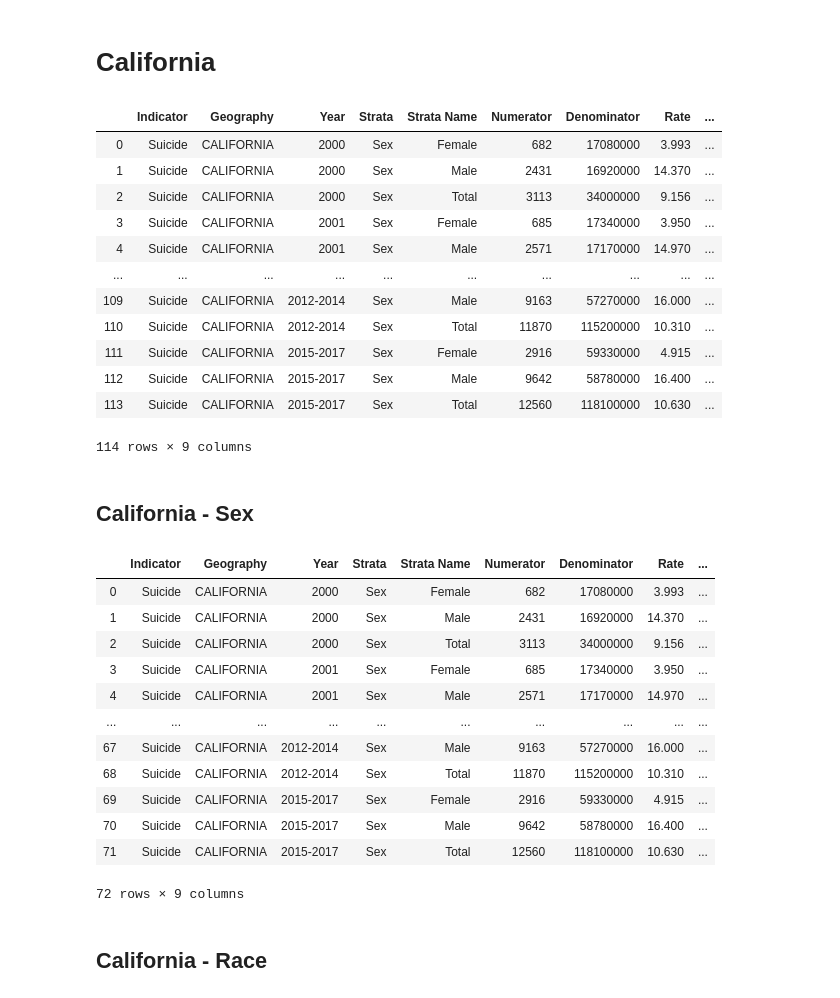
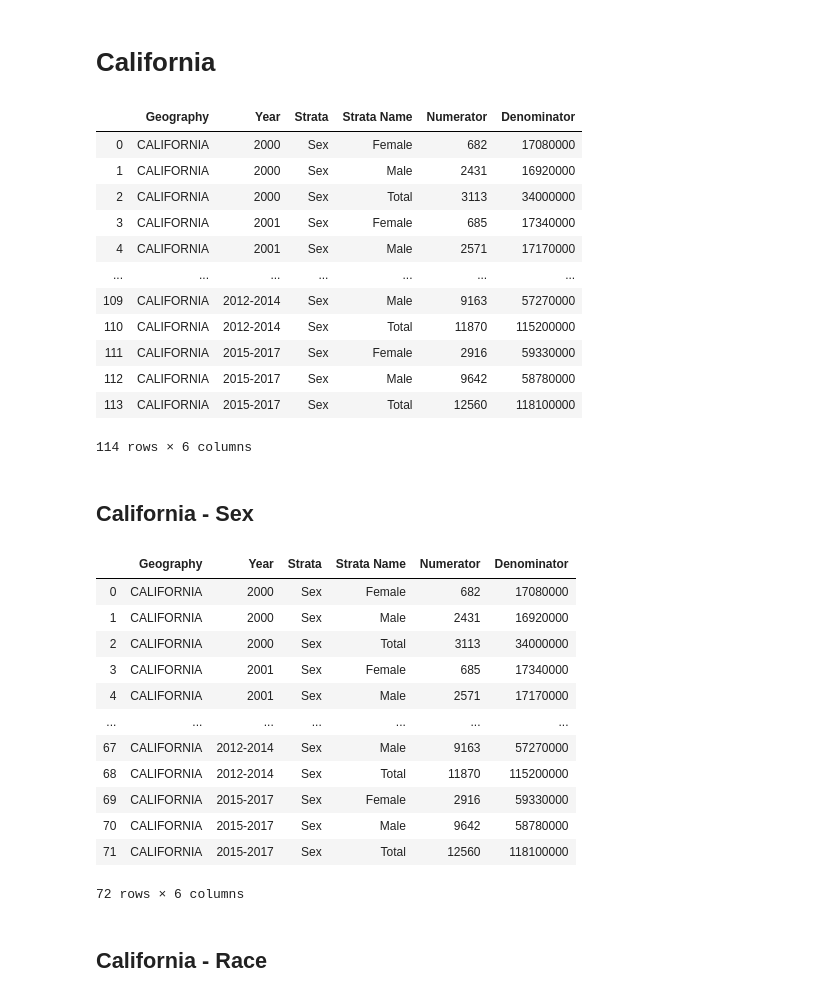
Before and after one commit to danjamthelamb/Suicide_Data_Project, a Jupyter notebook: Code_Files/Data_Playground.ipynb, the cells around one changed output. Drawn from its saved outputs; the diff is of its cells as text; code cells hidden in the pictures.

```diff
--- a/Code_Files/Data_Playground.ipynb
+++ b/Code_Files/Data_Playground.ipynb
@@ -25,26 +25,26 @@ suicide_df
 # %%
 # Isolates all rows containing California.
 
 cont_cali = suicide_df['Geography'] == 'CALIFORNIA'
 suicide_cali = suicide_df[cont_cali]
 suicide_cali = suicide_cali.reset_index()
-suicide_cali = suicide_cali.drop(columns=['index'])
+suicide_cali = suicide_cali.drop(columns=['Indicator', 'index', 'Rate', 'Age Adjusted Rate'])
 
 suicide_cali
 # %% [output]
-|  | Indicator | Geography | Year | Strata | Strata Name | Numerator | Denominator | Rate | ... |
-| 0 | Suicide | CALIFORNIA | 2000 | Sex | Female | 682 | 17080000 | 3.993 | ... |
-| 1 | Suicide | CALIFORNIA | 2000 | Sex | Male | 2431 | 16920000 | 14.370 | ... |
-| 2 | Suicide | CALIFORNIA | 2000 | Sex | Total | 3113 | 34000000 | 9.156 | ... |
-| 3 | Suicide | CALIFORNIA | 2001 | Sex | Female | 685 | 17340000 | 3.950 | ... |
-| 4 | Suicide | CALIFORNIA | 2001 | Sex | Male | 2571 | 17170000 | 14.970 | ... |
-| ... | ... | ... | ... | ... | ... | ... | ... | ... | ... |
-| 109 | Suicide | CALIFORNIA | 2012-2014 | Sex | Male | 9163 | 57270000 | 16.000 | ... |
-| 110 | Suicide | CALIFORNIA | 2012-2014 | Sex | Total | 11870 | 115200000 | 10.310 | ... |
-| 111 | Suicide | CALIFORNIA | 2015-2017 | Sex | Female | 2916 | 59330000 | 4.915 | ... |
-| 112 | Suicide | CALIFORNIA | 2015-2017 | Sex | Male | 9642 | 58780000 | 16.400 | ... |
-| 113 | Suicide | CALIFORNIA | 2015-2017 | Sex | Total | 12560 | 118100000 | 10.630 | ... |
+|  | Geography | Year | Strata | Strata Name | Numerator | Denominator |
+| 0 | CALIFORNIA | 2000 | Sex | Female | 682 | 17080000 |
+| 1 | CALIFORNIA | 2000 | Sex | Male | 2431 | 16920000 |
+| 2 | CALIFORNIA | 2000 | Sex | Total | 3113 | 34000000 |
+| 3 | CALIFORNIA | 2001 | Sex | Female | 685 | 17340000 |
+| 4 | CALIFORNIA | 2001 | Sex | Male | 2571 | 17170000 |
+| ... | ... | ... | ... | ... | ... | ... |
+| 109 | CALIFORNIA | 2012-2014 | Sex | Male | 9163 | 57270000 |
+| 110 | CALIFORNIA | 2012-2014 | Sex | Total | 11870 | 115200000 |
+| 111 | CALIFORNIA | 2015-2017 | Sex | Female | 2916 | 59330000 |
+| 112 | CALIFORNIA | 2015-2017 | Sex | Male | 9642 | 58780000 |
+| 113 | CALIFORNIA | 2015-2017 | Sex | Total | 12560 | 118100000 |
-114 rows × 9 columns
+114 rows × 6 columns
 # %% [markdown]
 ## California - Sex
 # %%
@@ -57,19 +57,19 @@ suicide_cali_sex = suicide_cali_sex.drop(columns=['index'])
 
 suicide_cali_sex
 # %% [output]
-|  | Indicator | Geography | Year | Strata | Strata Name | Numerator | Denominator | Rate | ... |
-| 0 | Suicide | CALIFORNIA | 2000 | Sex | Female | 682 | 17080000 | 3.993 | ... |
-| 1 | Suicide | CALIFORNIA | 2000 | Sex | Male | 2431 | 16920000 | 14.370 | ... |
-| 2 | Suicide | CALIFORNIA | 2000 | Sex | Total | 3113 | 34000000 | 9.156 | ... |
-| 3 | Suicide | CALIFORNIA | 2001 | Sex | Female | 685 | 17340000 | 3.950 | ... |
-| 4 | Suicide | CALIFORNIA | 2001 | Sex | Male | 2571 | 17170000 | 14.970 | ... |
-| ... | ... | ... | ... | ... | ... | ... | ... | ... | ... |
-| 67 | Suicide | CALIFORNIA | 2012-2014 | Sex | Male | 9163 | 57270000 | 16.000 | ... |
-| 68 | Suicide | CALIFORNIA | 2012-2014 | Sex | Total | 11870 | 115200000 | 10.310 | ... |
-| 69 | Suicide | CALIFORNIA | 2015-2017 | Sex | Female | 2916 | 59330000 | 4.915 | ... |
-| 70 | Suicide | CALIFORNIA | 2015-2017 | Sex | Male | 9642 | 58780000 | 16.400 | ... |
-| 71 | Suicide | CALIFORNIA | 2015-2017 | Sex | Total | 12560 | 118100000 | 10.630 | ... |
+|  | Geography | Year | Strata | Strata Name | Numerator | Denominator |
+| 0 | CALIFORNIA | 2000 | Sex | Female | 682 | 17080000 |
+| 1 | CALIFORNIA | 2000 | Sex | Male | 2431 | 16920000 |
+| 2 | CALIFORNIA | 2000 | Sex | Total | 3113 | 34000000 |
+| 3 | CALIFORNIA | 2001 | Sex | Female | 685 | 17340000 |
+| 4 | CALIFORNIA | 2001 | Sex | Male | 2571 | 17170000 |
+| ... | ... | ... | ... | ... | ... | ... |
+| 67 | CALIFORNIA | 2012-2014 | Sex | Male | 9163 | 57270000 |
+| 68 | CALIFORNIA | 2012-2014 | Sex | Total | 11870 | 115200000 |
+| 69 | CALIFORNIA | 2015-2017 | Sex | Female | 2916 | 59330000 |
+| 70 | CALIFORNIA | 2015-2017 | Sex | Male | 9642 | 58780000 |
+| 71 | CALIFORNIA | 2015-2017 | Sex | Total | 12560 | 118100000 |
-72 rows × 9 columns
+72 rows × 6 columns
 # %% [markdown]
 ## California - Race
 # %%
```
Also changed, not shown: parts of 20 cells of this notebook.
